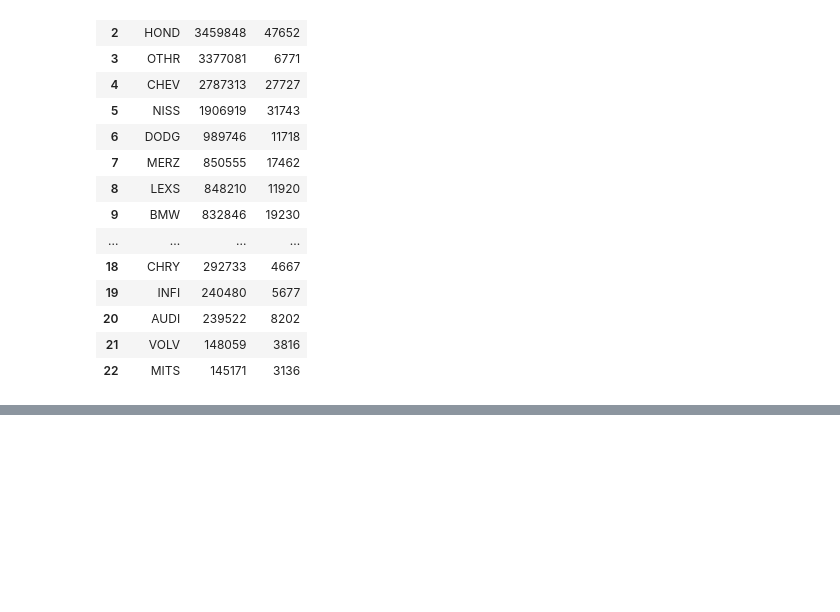
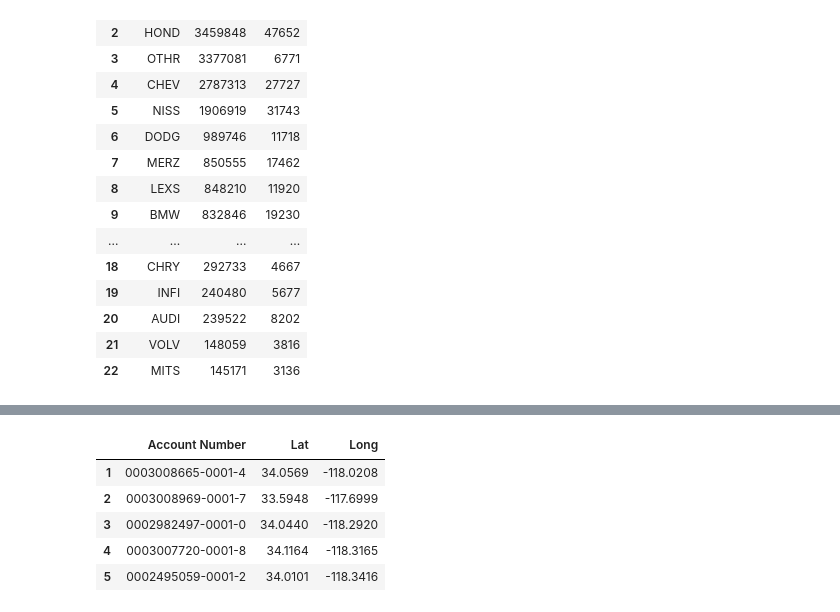
Before and after one commit to chele0630/Team3_Project1, a Jupyter notebook: CitationPy.ipynb, the cells around one changed output, grey strips where cells are left out. Cells and saved outputs as stored; diff of their text form; code cells hidden in the pictures; blank space fills up the shorter version.

```diff
--- a/CitationPy.ipynb
+++ b/CitationPy.ipynb
@@ -366,0 +445,12 @@ pd.merge(dmv_df3,citation_df7,how="inner")
+# %%
+# Creat Locations of Resturants as overlay of map
+laRestLoc = pd.read_csv('ResturantData.csv')
+restDF = laRestLoc[(laRestLoc['Lat'].notnull())].loc[1:100,:]
+restDF.head()
+# %% [output]
+|  | Account Number | Lat | Long |
+| 1 | 0003008665-0001-4 | 34.0569 | -118.0208 |
+| 2 | 0003008969-0001-7 | 33.5948 | -117.6999 |
+| 3 | 0002982497-0001-0 | 34.0440 | -118.2920 |
+| 4 | 0003007720-0001-8 | 34.1164 | -118.3165 |
+| 5 | 0002495059-0001-2 | 34.0101 | -118.3416 |
```
Also changed, not shown: parts of 8 cells of this notebook, 5 other files.
